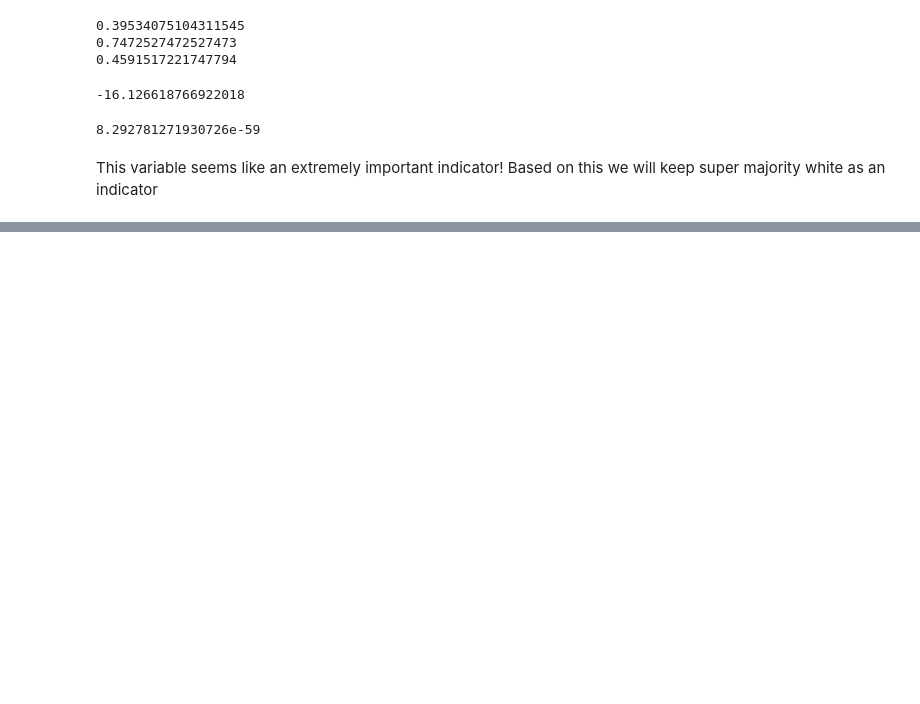
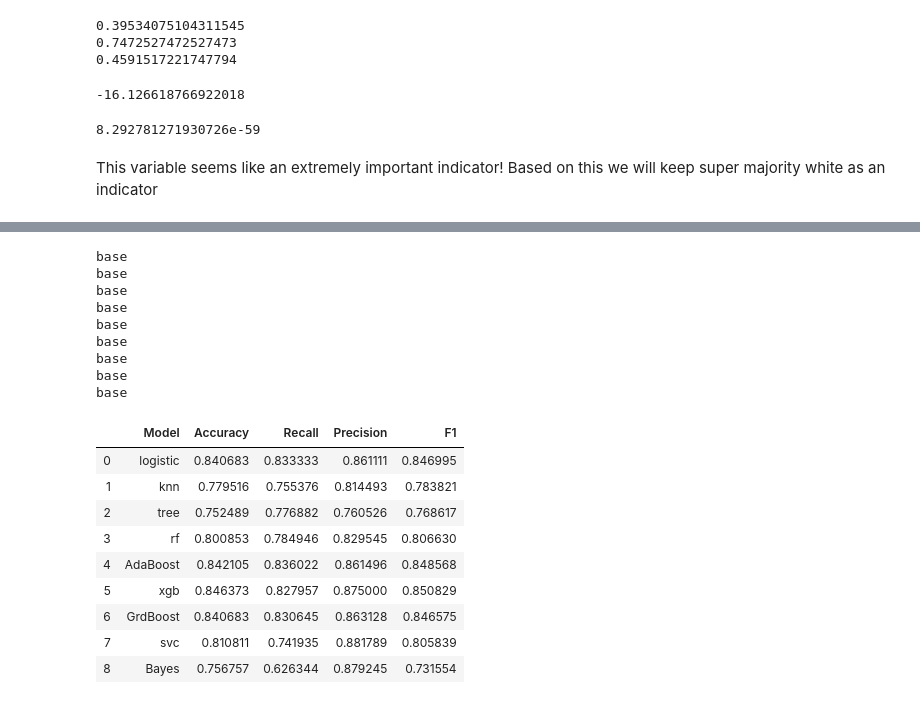
Before and after one commit to CaryMosley/PoliticalAffiliation, a Jupyter notebook: CleanAndEDA.ipynb, the cells around one changed output, grey strips where cells are left out. Cells and saved outputs as stored; diff of their text form; code cells hidden in the pictures; blank space fills up the shorter version.

Commit message:
bayes

```diff
--- a/CleanAndEDA.ipynb
+++ b/CleanAndEDA.ipynb
@@ -960,7 +961,8 @@ def classification_models(X,y,models,test_size = .2,random_state = 13,params=Non
     model_dict = {'logistic': LogisticRegression,'knn': KNeighborsClassifier,
                  'tree': DecisionTreeClassifier,'rf': RandomForestClassifier,
                  'xgb': xgb.XGBClassifier, 'AdaBoost': AdaBoostClassifier,
-                 'GrdBoost': GradientBoostingClassifier, 'svc': SVC}
+                 'GrdBoost': GradientBoostingClassifier, 'svc': SVC,
+                 'Bayes': GaussianNB}
 
 
     X_transformed = scaler.transform(X)
@@ -1013,8 +1015,8 @@ def classification_models(X,y,models,test_size = .2,random_state = 13,params=Non
                     print("params")
     return summary_df
 # %%
-#models = ['logistic','knn','tree','rf','AdaBoost','xgb','GrdBoost','svc']
-models = ['logistic','knn','tree','rf','AdaBoost','xgb','GrdBoost','svc']
+#models = ['logistic','knn','tree','rf','AdaBoost','xgb','GrdBoost','svc','Bayes']
+models = ['logistic','knn','tree','rf','AdaBoost','xgb','GrdBoost','svc','Bayes']
 models_grid = ['logistic','knn','tree','rf','AdaBoost','GrdBoost','svc']
 params = [{'penalty' : 'l1'},{'n_neighbors' : 5,'weights':'uniform'},
          { 'criterion' : 'gini', 'max_depth' : 10,'min_samples_leaf':1, 'min_samples_split':2},
@@ -1036,9 +1038,9 @@ params = [{'penalty' : 'l1'},{'n_neighbors' : 5,'weights':'uniform'},
 #             GRADIENTBOOST {'learning_rate': np.linspace(0.01,1,10),
 #               'n_estimators': [10,50,200],'max_features': ['auto', 'sqrt','log2'],
 #               'max_depth': [2,4,10],'min_samples_split' : [2,4,10],
-#               'min_samples_leaf' : [1,2,4,8],'bootstrap': [True, False]},
+#               'min_samples_leaf' : [1,2,4,8]},
 #             SVC{ 'C' : np.linspace(0.01,10,10),'gamma' : np.linspace(0.01,1,10),
-#                'kernal': ['linear', 'poly', 'rbf', 'sigmoid']},
+#                'kernel': ['linear', 'poly', 'rbf', 'sigmoid']},
 #
 #
 #                    ]
@@ -1052,21 +1054,20 @@ params = [{'penalty' : 'l1'},{'n_neighbors' : 5,'weights':'uniform'},
 
 
 param_grid = [{'penalty' : ['l1', 'l2'], 'C' : np.logspace(-4, 4, 10)},
-             {'n_neighbors' : [3,5], 'weights':['uniform','distance'],
+             {'n_neighbors' : [1,3,5], 'weights':['uniform','distance'],
                  'metric' : ['euclidean','manhattan']},
              { 'criterion' : ['gini', 'entropy'], 'max_depth' : [2,5,50],
-               'min_samples_leaf':[1,2,4,8], 'min_samples_split':[2,4,10]},
+               'min_samples_leaf':[1,2,8], 'min_samples_split':[2,4]},
                {'n_estimators': [10,50,200],
                'max_features': ['auto', 'sqrt','log2'],
                'max_depth': [2,5],
-               'min_samples_split' : [2,4,10],
-               'min_samples_leaf' : [1,2,4],
+               'min_samples_split' : [2,4],
+               'min_samples_leaf' : [1,4],
                'bootstrap': [True, False]},
              {'n_estimators': [10,50,200],'learning_rate': np.linspace(0.01,1,10)},
              {'learning_rate': np.linspace(0.01,1,10),
-               'n_estimators': [10,50,200],'max_features': ['auto', 'sqrt','log2'],
-               'max_depth': [2,4,10],'min_samples_split' : [2,4,10],
-               'min_samples_leaf' : [1,2,4,8],'bootstrap': [True, False]},
-             { 'C' : np.linspace(0.01,10,10),'gamma' : np.linspace(0.01,1,10),
-                'kernal': ['linear', 'poly', 'rbf', 'sigmoid']}]
+               'n_estimators': [10,50,100],'max_features': ['auto', 'sqrt','log2'],
+               'max_depth': [2,4,8],'min_samples_split' : [2,4]},
+             { 'C' : np.linspace(0.01,10,6),'gamma' : np.linspace(0.01,1,6),
+                'kernel': ['linear', 'poly', 'rbf', 'sigmoid']}]
 # %%
@@ -1078,2 +1091,23 @@ classification_models(X,y,models_grid,random_state=13,test_size=.5,param_grid =
 # %%
-classification_models(X,y,models,random_state=13,test_size=.5)
+
+classification_models(X,y,models,random_state=13,test_size=.2)
+# %% [output]
+base
+base
+base
+base
+base
+base
+base
+base
+base
+|  | Model | Accuracy | Recall | Precision | F1 |
+| 0 | logistic | 0.840683 | 0.833333 | 0.861111 | 0.846995 |
+| 1 | knn | 0.779516 | 0.755376 | 0.814493 | 0.783821 |
+| 2 | tree | 0.752489 | 0.776882 | 0.760526 | 0.768617 |
+| 3 | rf | 0.800853 | 0.784946 | 0.829545 | 0.806630 |
+| 4 | AdaBoost | 0.842105 | 0.836022 | 0.861496 | 0.848568 |
+| 5 | xgb | 0.846373 | 0.827957 | 0.875000 | 0.850829 |
+| 6 | GrdBoost | 0.840683 | 0.830645 | 0.863128 | 0.846575 |
+| 7 | svc | 0.810811 | 0.741935 | 0.881789 | 0.805839 |
+| 8 | Bayes | 0.756757 | 0.626344 | 0.879245 | 0.731554 |
```
Also changed, not shown: parts of 9 cells of this notebook.
